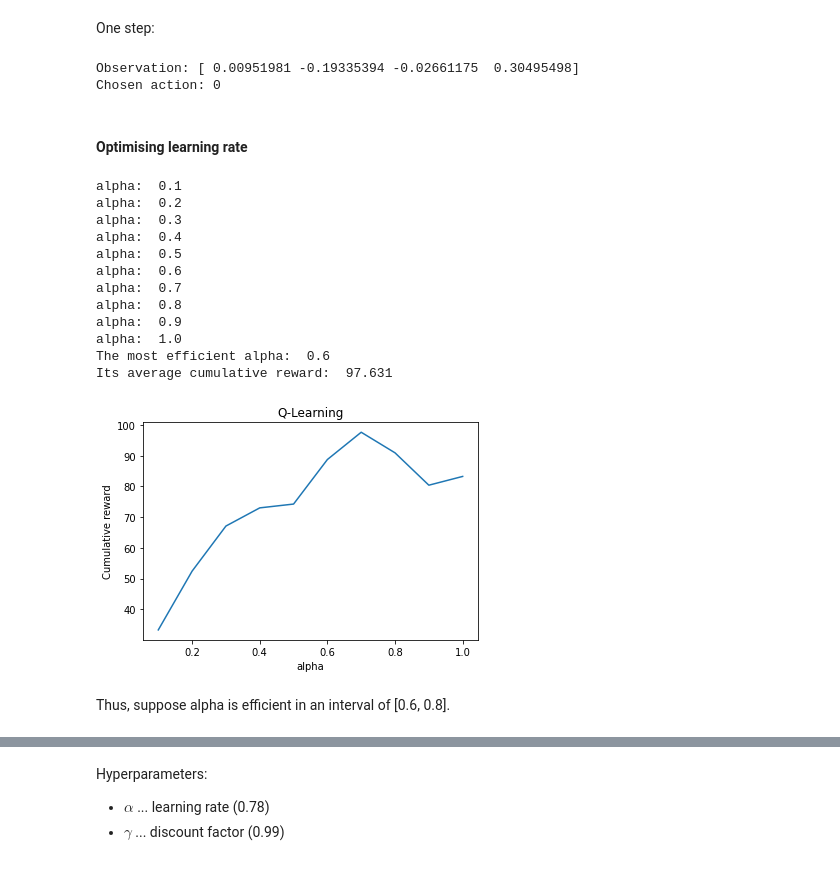
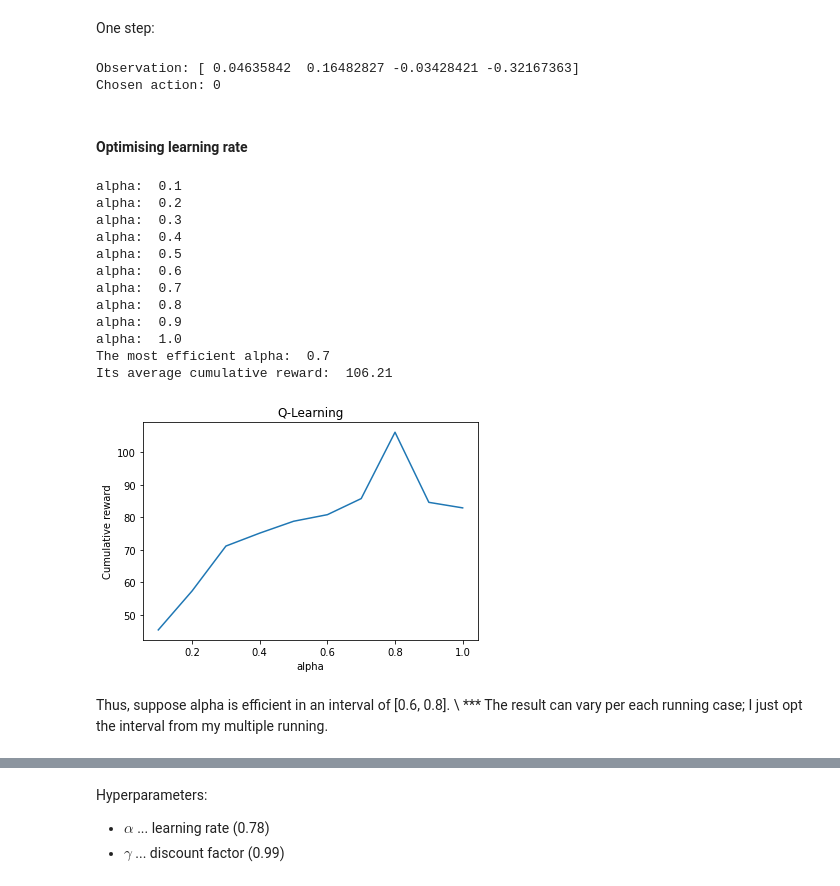
Before and after one commit to Pxun02/SC3000-Artificial-Intelligence, a Jupyter notebook: Assignment_1_RL.ipynb, the cells around one changed output, grey strips where cells are left out. Cells and saved outputs as stored; diff of their text form; code cells hidden in the pictures.

```diff
--- a/Assignment_1_RL.ipynb
+++ b/Assignment_1_RL.ipynb
@@ -275,16 +273,16 @@ One step:
 # %%
 q_learning_agent = Q_Learning(gamma=0.99, alpha=0.6, env=gym.make('CartPole-v1'), max_number_of_steps=500, num_consecutive_iter=100,
                  num_episodes=100, goal_average_reward=195, num_dizitised=6)
-observation, action = q_learning_agent.main(out_single=True, video_take=False)
+observation, action = q_learning_agent.main(num_episodes=100, out_single=True, video_take=False)
 print("Observation:", observation)
 print("Chosen action:", action)
 # %% [output]
-Observation: [ 0.00951981 -0.19335394 -0.02661175  0.30495498]
+Observation: [ 0.04635842  0.16482827 -0.03428421 -0.32167363]
 Chosen action: 0
 # %% [markdown]
 #### Optimising learning rate
 # %%
-# [1] Increment alpha per 0.1; iterate each alpha 10 times and measure the mean of episodes' results.
+# Increment alpha per 0.1; iterate each alpha 10 times and measure the mean of episodes' results.
 
 ITER = 10
 q_avr_learning_episode_results = np.zeros(10)
@@ -294,36 +292,37 @@ for alp in range(1, 11): # allocate alp / 10 as the alpha value
   print("alpha: ", alp / 10)
   for i in range(ITER):
     q_learning_agent = Q_Learning(gamma=0.99, alpha=alp/10, env=gym.make('CartPole-v1'), max_number_of_steps=500, num_consecutive_iter=100,
                   num_episodes=100, goal_average_reward=195, num_dizitised=6)
-    q_learning_agent.main(out_single=False, video_take=False)
+    q_learning_agent.main(num_episodes=100, out_single=False, video_take=False)
 
     q_learning_rewards += q_learning_agent.episode_results.mean()
 
   q_avr_learning_episode_results[alp-1] = q_learning_rewards / ITER
 
 # print the most efficient alpha
 print("The most efficient alpha: ", np.argmax(q_avr_learning_episode_results + 1) / 10)
 print("Its average cumulative reward: ", np.max(q_avr_learning_episode_results))
 
 # plot
 plt.plot([i/10 for i in range(1, 11)], q_avr_learning_episode_results)
 plt.title('Q-Learning')
 plt.ylabel('Cumulative reward')
 plt.xlabel('alpha')
 plt.show()
 # %% [output]
 alpha:  0.1
 alpha:  0.2
 alpha:  0.3
 alpha:  0.4
 alpha:  0.5
 alpha:  0.6
 alpha:  0.7
 alpha:  0.8
 alpha:  0.9
 alpha:  1.0
-The most efficient alpha:  0.6
-Its average cumulative reward:  97.631
+The most efficient alpha:  0.7
+Its average cumulative reward:  106.21
-[figure, old version]
+[figure, new version]
 # %% [markdown]
-Thus, suppose alpha is efficient in an interval of [0.6, 0.8].
+Thus, suppose alpha is efficient in an interval of [0.6, 0.8]. \\
+*** The result can vary per each running case; I just opt the interval from my multiple running.
```
Also changed, not shown: parts of 20 cells of this notebook.
